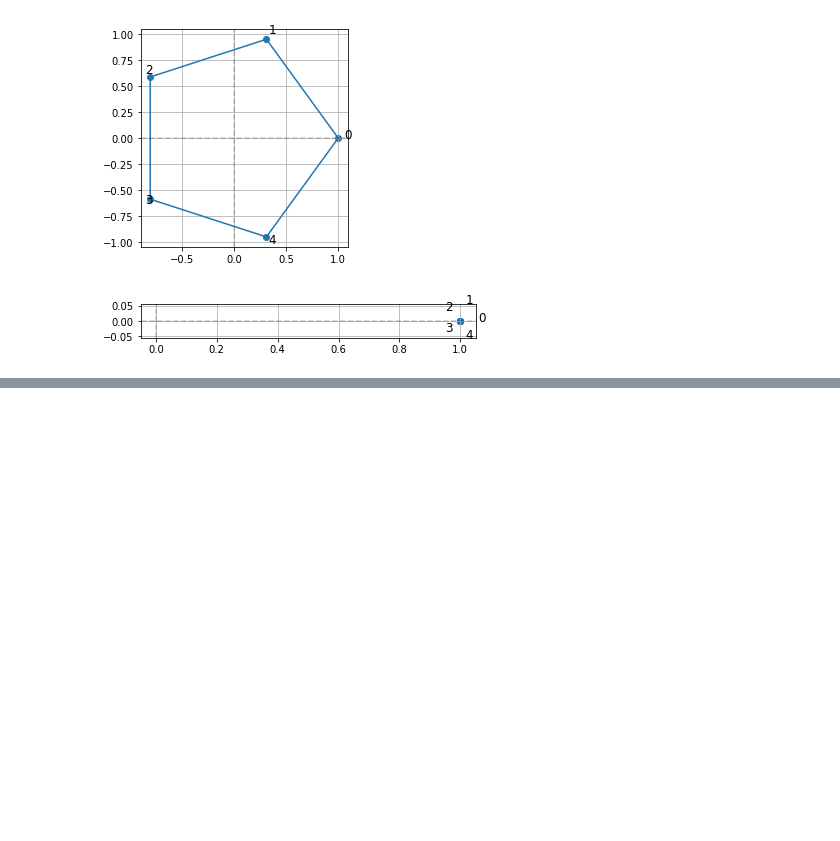
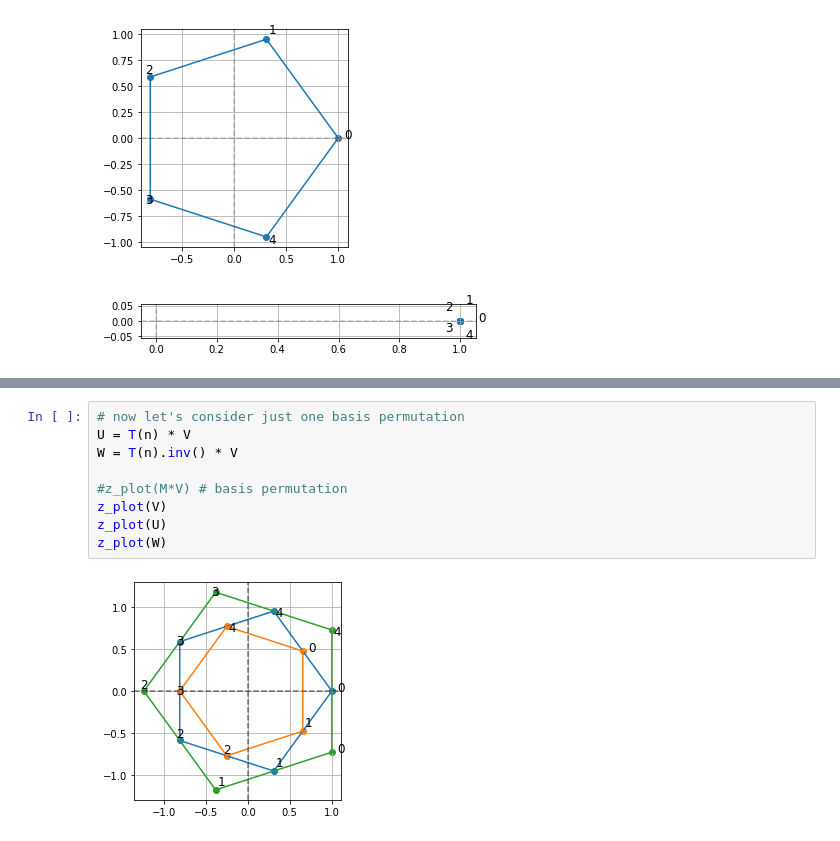
Before and after one commit to fractalclockwork/Math725, a Jupyter notebook: Exercises/Math725_ex_week6_midpt_poly.ipynb, the cells around one changed output, grey strips where cells are left out. Drawn from its saved outputs; the diff is of its cells as text; blank space fills up the shorter version.

```diff
--- a/Exercises/Math725_ex_week6_midpt_poly.ipynb
+++ b/Exercises/Math725_ex_week6_midpt_poly.ipynb
@@ -90,3 +89,14 @@ for j in range(n):
 [figure]
 [figure]
 [figure]
+# %%
+# now let's consider just one basis permutation
+U = T(n) * V
+W = T(n).inv() * V
+
+#z_plot(M*V) # basis permutation
+z_plot(V)
+z_plot(U)
+z_plot(W)
+# %% [output]
+[figure, added]
```
Also changed, not shown: parts of 1 cell of this notebook.
